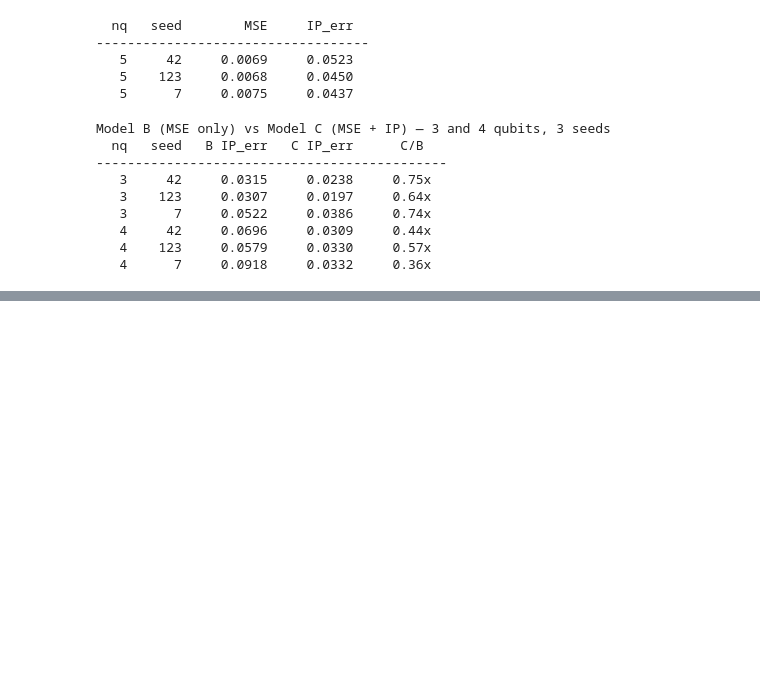
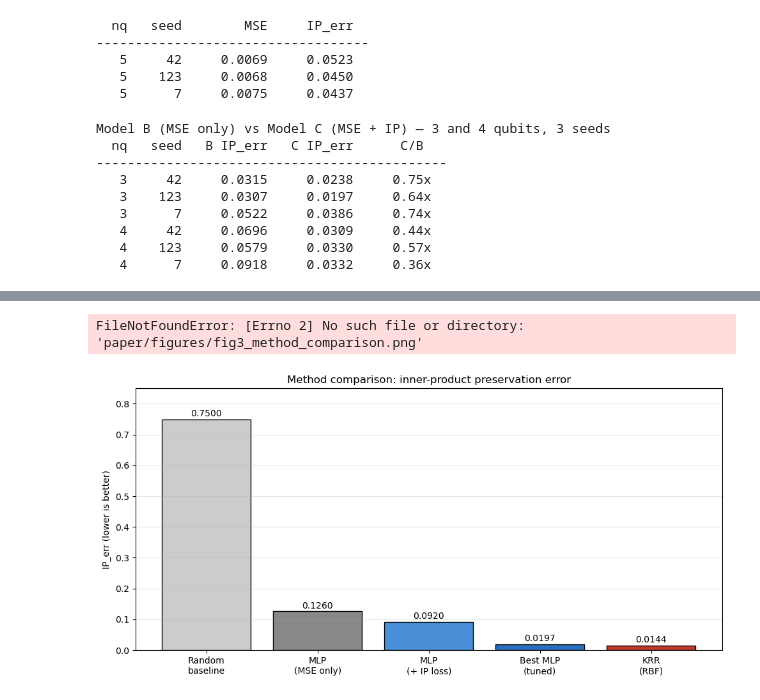
Before and after one commit to adnanphp/diffusion-hilbert, a Jupyter notebook: notebooks/02_minimum_experiment.ipynb, the cells around one changed output, grey strips where cells are left out. Saved outputs shown, nothing was run; the diff lists cells and outputs as text; code cells hidden in the pictures; blank space fills up the shorter version.

```diff
--- a/notebooks/02_minimum_experiment.ipynb
+++ b/notebooks/02_minimum_experiment.ipynb
@@ -1233,0 +2125,29 @@ Model B (MSE only) vs Model C (MSE + IP) — 3 and 4 qubits, 3 seeds
+# %%
+# Cell 50 — KRR vs MLP comparison bar chart
+
+import matplotlib.pyplot as plt
+import numpy as np
+
+methods = ["Random\nbaseline", "MLP\n(MSE only)", "MLP\n(+ IP loss)",
+           "Best MLP\n(tuned)", "KRR\n(RBF)"]
+ip_errs = [0.75, 0.126, 0.092, 0.0197, 0.0144]
+colors = ["#cccccc", "#888888", "#4a90d9", "#2a6fbf", "#c0392b"]
+
+fig, ax = plt.subplots(figsize=(10, 5))
+bars = ax.bar(methods, ip_errs, color=colors, edgecolor='black')
+
+# Annotate
+for bar, val in zip(bars, ip_errs):
+    ax.text(bar.get_x() + bar.get_width() / 2, val + 0.01,
+            f"{val:.4f}", ha='center', fontsize=10)
+
+ax.set_ylabel("IP_err (lower is better)")
+ax.set_title("Method comparison: inner-product preservation error")
+ax.set_ylim(0, 0.85)
+ax.grid(True, alpha=0.3, axis='y')
+plt.tight_layout()
+plt.savefig("paper/figures/fig3_method_comparison.png", dpi=200, bbox_inches='tight')
+plt.show()
+# %% [output]
+FileNotFoundError: [Errno 2] No such file or directory: 'paper/figures/fig3_method_comparison.png'
+[figure, added]
```
Also changed, not shown: parts of 21 cells of this notebook, 32 other files.
